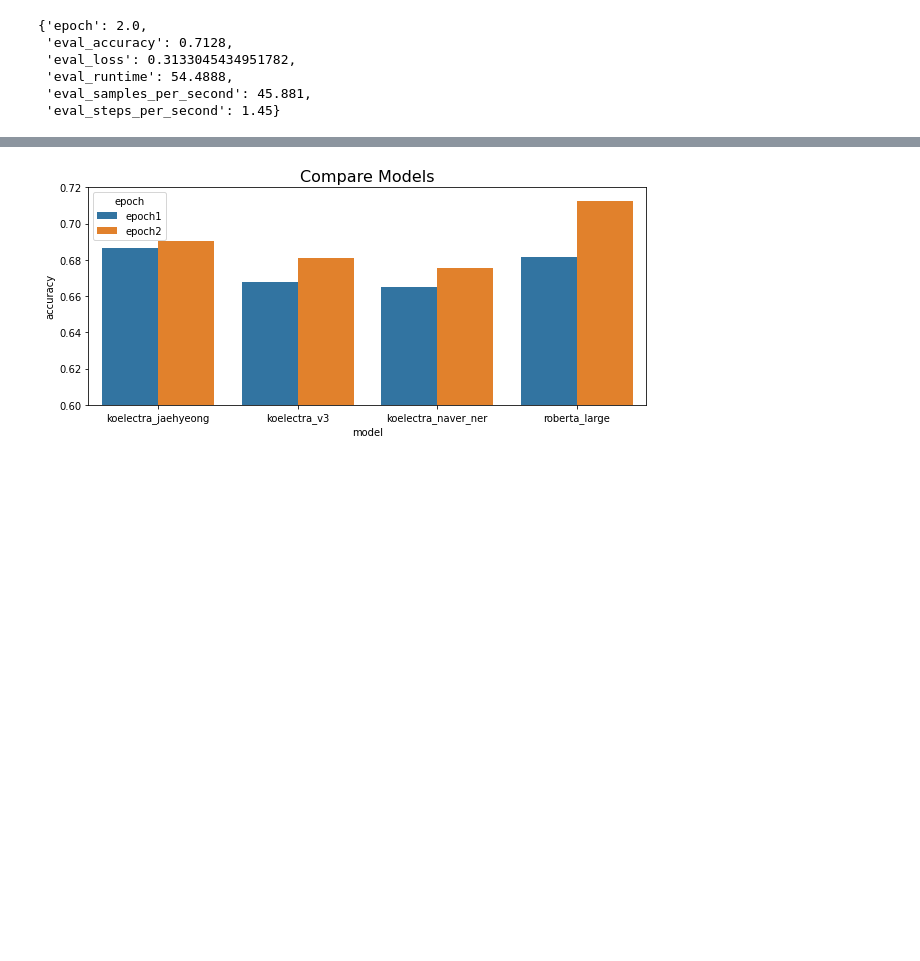
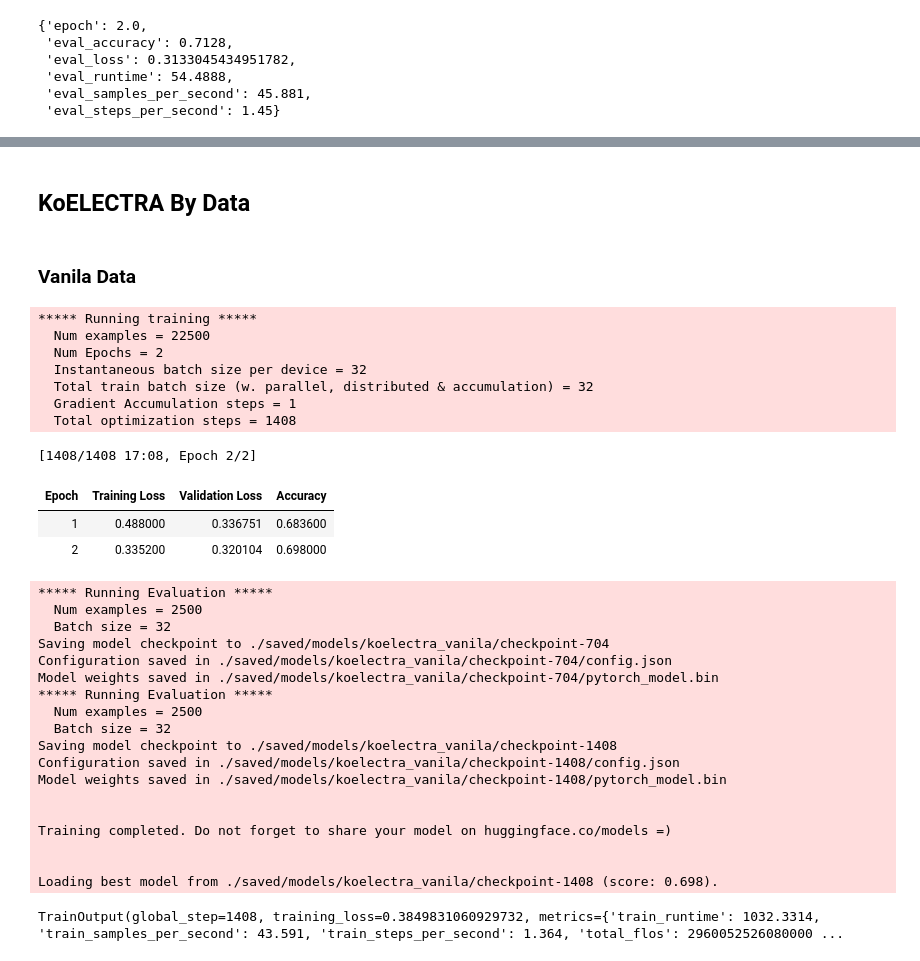
Before and after one commit to minyeamer/auto-raiting, a Jupyter notebook: notebooks/history.ipynb, the cells around one changed output, grey strips where cells are left out. Cells and saved outputs as stored; diff of their text form; code cells hidden in the pictures; blank space fills up the shorter version.

Commit message:
add history by data

```diff
--- a/notebooks/history.ipynb
+++ b/notebooks/history.ipynb
@@ -252,14 +233,49 @@ history.head()
-# %%
-accuracy = history.values.reshape(-1).tolist()
-epoch = np.array([[e]*len(history.columns) for e in history.index]).reshape(-1).tolist()
-model = history.columns.tolist()*len(history)
-
-compare_df = pd.DataFrame({'accuracy':accuracy,'epoch':epoch,'model':model})
-
-fig = plt.figure(figsize=(10,4))
-sns.barplot(data=compare_df,x='model',y='accuracy',hue='epoch')
-plt.title('Compare Models', fontsize=16)
-plt.ylim(ymin=0.6,ymax=0.72)
-plt.show()
-# %% [output]
-[figure, removed]
+# %% [markdown]
+## KoELECTRA By Data
+# %%
+MODEL_NAME = lambda x: 'koelectra_'+x
+MODEL_PATH = 'jaehyeong/koelectra-base-v3-generalized-sentiment-analysis'
+
+train_vanila_dataset = load_dataset('csv', data_files='./data/train.csv', split='train')
+train_aug_dataset = load_dataset('csv', data_files='./data/train_aug.csv', split='train')
+train_cleaned_dataset = load_dataset('csv', data_files='./data/train_aug_cleaned.csv', split='train')
+train_vanila_dataset = train_vanila_dataset.train_test_split(test_size=VALID_SPLIT)
+train_aug_dataset = train_aug_dataset.train_test_split(test_size=VALID_SPLIT)
+train_cleaned_dataset = train_cleaned_dataset.train_test_split(test_size=VALID_SPLIT)
+# %% [markdown]
+### Vanila Data
+# %%
+koelectra_vanila_trainer = trainer(train_vanila_dataset, MODEL_NAME('vanila'), MODEL_PATH)
+# %%
+koelectra_vanila_trainer.train()
+# %% [output]
+***** Running training *****
+  Num examples = 22500
+  Num Epochs = 2
+  Instantaneous batch size per device = 32
+  Total train batch size (w. parallel, distributed & accumulation) = 32
+  Gradient Accumulation steps = 1
+  Total optimization steps = 1408
+[1408/1408 17:08, Epoch 2/2]
+| Epoch | Training Loss | Validation Loss | Accuracy |
+| 1 | 0.488000 | 0.336751 | 0.683600 |
+| 2 | 0.335200 | 0.320104 | 0.698000 |
+***** Running Evaluation *****
+  Num examples = 2500
+  Batch size = 32
+Saving model checkpoint to ./saved/models/koelectra_vanila/checkpoint-704
+Configuration saved in ./saved/models/koelectra_vanila/checkpoint-704/config.json
+Model weights saved in ./saved/models/koelectra_vanila/checkpoint-704/pytorch_model.bin
+***** Running Evaluation *****
+  Num examples = 2500
+  Batch size = 32
+Saving model checkpoint to ./saved/models/koelectra_vanila/checkpoint-1408
+Configuration saved in ./saved/models/koelectra_vanila/checkpoint-1408/config.json
+Model weights saved in ./saved/models/koelectra_vanila/checkpoint-1408/pytorch_model.bin
+
+
+Training completed. Do not forget to share your model on huggingface.co/models =)
+
+
+Loading best model from ./saved/models/koelectra_vanila/checkpoint-1408 (score: 0.698).
+TrainOutput(global_step=1408, training_loss=0.3849831060929732, metrics={'train_runtime': 1032.3314, 'train_samples_per_second': 43.591, 'train_steps_per_second': 1.364, 'total_flos': 2960052526080000 ...
```
Also changed, not shown: parts of 11 cells of this notebook.
